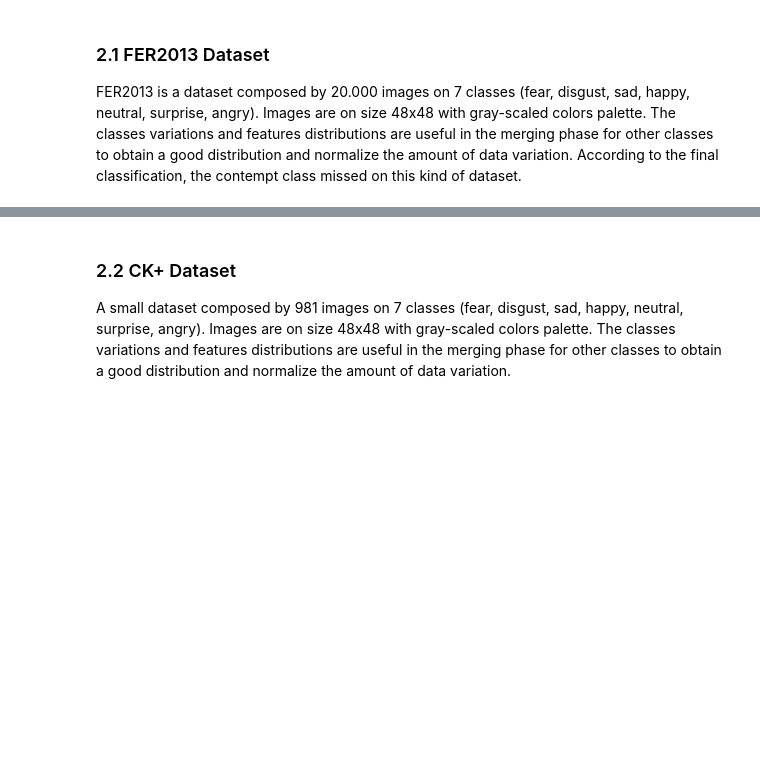
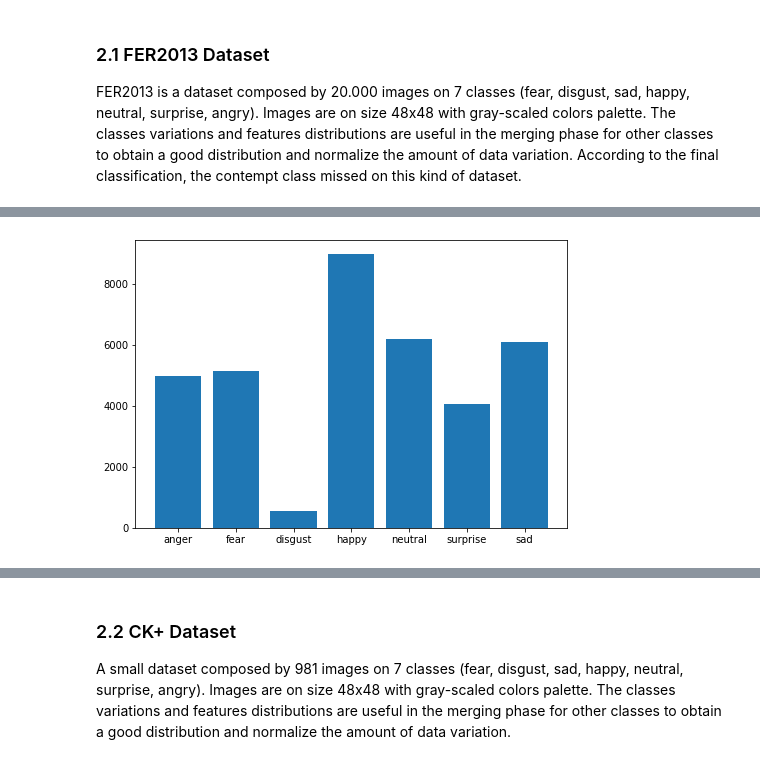
Before and after one commit to kode-git/vfer, a Jupyter notebook: ViT_Face_Emotion_Recognition.ipynb, the cells around one changed output, grey strips where cells are left out. Saved outputs shown, nothing was run; the diff lists cells and outputs as text; code cells hidden in the pictures; blank space fills up the shorter version.

```diff
--- a/ViT_Face_Emotion_Recognition.ipynb
+++ b/ViT_Face_Emotion_Recognition.ipynb
@@ -137 +218,14 @@ data_dir_fer= '/content/drive/My Drive/Datasets/FER-2013/'
+# %%
+tot_cl={}
+for cl in count_dict_ferv.keys():
+  tot_cl[cl] = count_dict_ferv[cl] + count_dict_fert[cl]
+
+fig = plt.figure()
+ax = fig.add_axes([0,0,1,1])
+langs = tot_cl.keys()
+x_tot = [tot_cl[cl] for cl in langs]
+ax.bar(langs, x_tot)
+plt.show()
+# %% [output]
+[figure, added]
 # %% [markdown]
```
Also changed, not shown: parts of 34 cells of this notebook.
